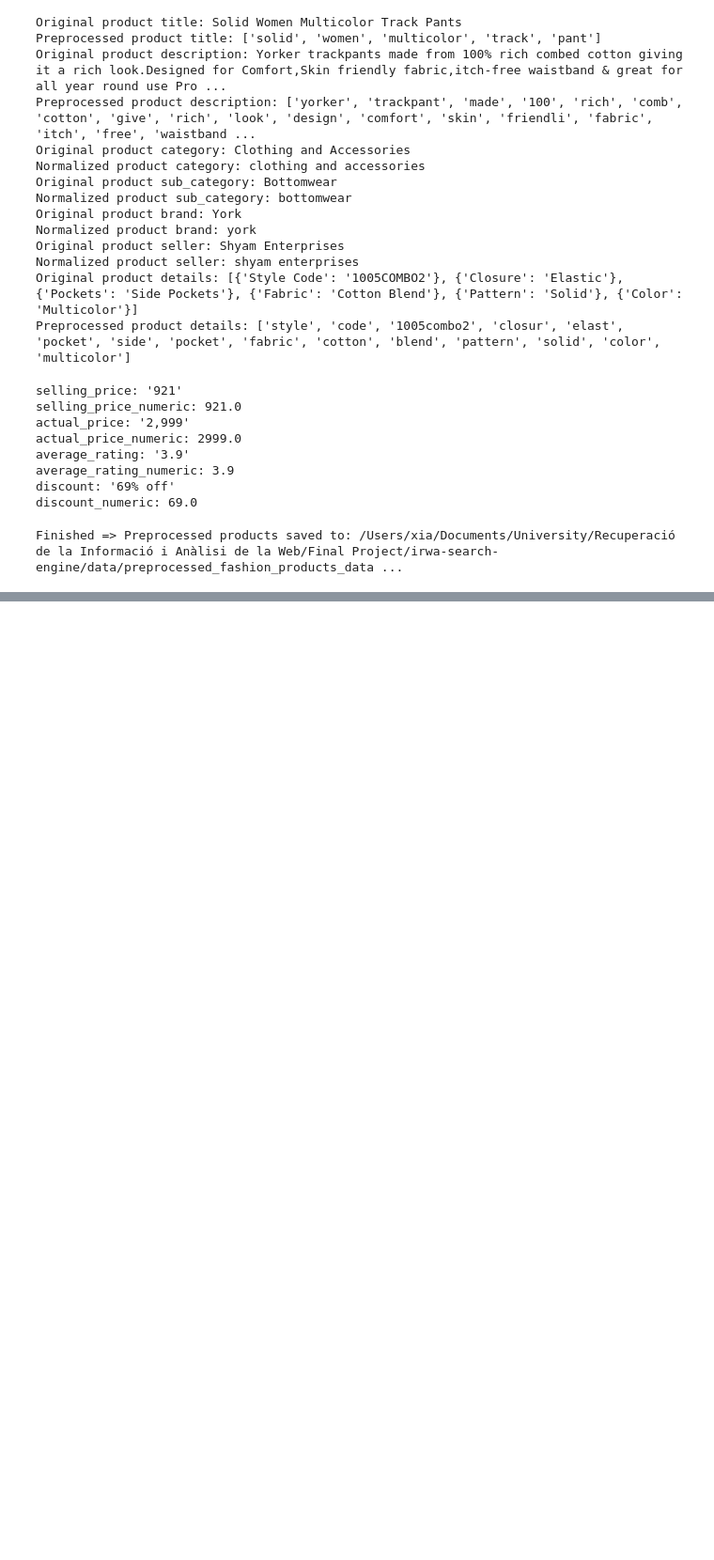
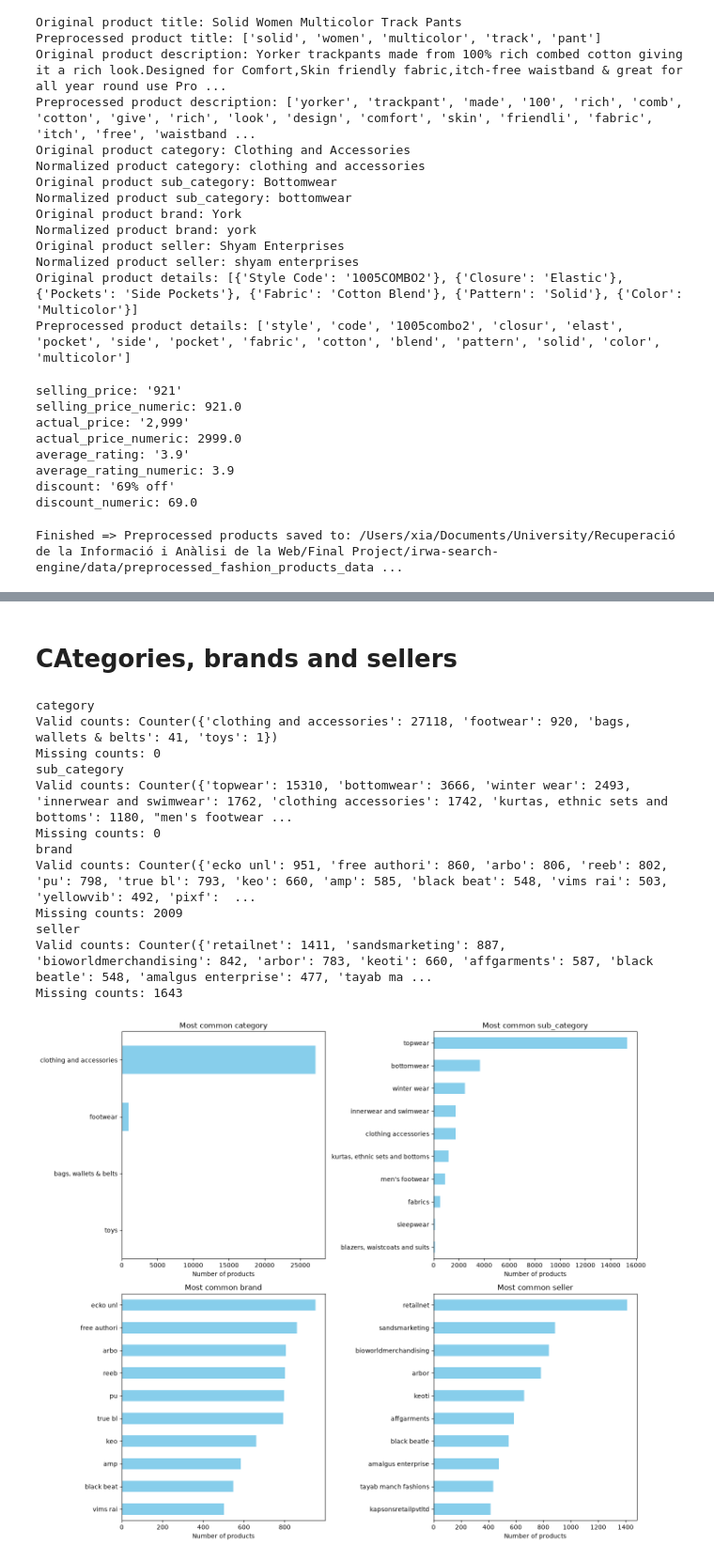
Before and after one commit to Mousemices/R-part1, a Jupyter notebook: project_progress/part_1/01_data_preparation.ipynb, the cells around one changed output, grey strips where cells are left out. Shown at 94% size. Saved outputs shown, nothing was run; the diff lists cells and outputs as text; code cells hidden in the pictures; blank space fills up the shorter version.

```diff
--- a/project_progress/part_1/01_data_preparation.ipynb
+++ b/project_progress/part_1/01_data_preparation.ipynb
@@ -214,0 +339,54 @@ Finished => Preprocessed products saved to: /Users/xia/Documents/University/Recu
+# %% [markdown]
+# CAtegories, brands and sellers
+# %%
+metadata_attributes = ["category", "sub_category", "brand", "seller"]
+
+metadata_counts = {}
+
+for attribute in metadata_attributes:
+    values = [product[f"{attribute}_normalized"] for product in preprocessed_products]
+
+    missing_count = values.count("")
+    values = [value for value in values if value != ""]
+
+    counts = Counter(values)
+    metadata_counts[attribute] = counts
+
+    print(f"{attribute}")
+    print(f"Valid counts: {counts}")
+    print(f"Missing counts: {missing_count}")
+
+fig, axes = plt.subplots(2, 2, figsize=(14, 12))
+
+for ax, attribute in zip(axes.flatten(), metadata_attributes):
+    top_values_df = pd.DataFrame(metadata_counts[attribute].most_common(10),
+                                 columns=[attribute, "product_count"])
+
+    top_values_df.sort_values("product_count").plot.barh(
+        x=attribute,
+        y="product_count",
+        ax=ax,
+        legend=False,
+        color="skyblue"
+    )
+
+    ax.set_title(f"Most common {attribute}")
+    ax.set_xlabel("Number of products")
+    ax.set_ylabel("")
+
+plt.tight_layout()
+plt.show()
+# %% [output]
+category
+Valid counts: Counter({'clothing and accessories': 27118, 'footwear': 920, 'bags, wallets & belts': 41, 'toys': 1})
+Missing counts: 0
+sub_category
+Valid counts: Counter({'topwear': 15310, 'bottomwear': 3666, 'winter wear': 2493, 'innerwear and swimwear': 1762, 'clothing accessories': 1742, 'kurtas, ethnic sets and bottoms': 1180, "men's footwear ...
+Missing counts: 0
+brand
+Valid counts: Counter({'ecko unl': 951, 'free authori': 860, 'arbo': 806, 'reeb': 802, 'pu': 798, 'true bl': 793, 'keo': 660, 'amp': 585, 'black beat': 548, 'vims rai': 503, 'yellowvib': 492, 'pixf':  ...
+Missing counts: 2009
+seller
+Valid counts: Counter({'retailnet': 1411, 'sandsmarketing': 887, 'bioworldmerchandising': 842, 'arbor': 783, 'keoti': 660, 'affgarments': 587, 'black beatle': 548, 'amalgus enterprise': 477, 'tayab ma ...
+Missing counts: 1643
+[figure, added]
```
Also changed, not shown: parts of 10 cells of this notebook, 9 other files.
